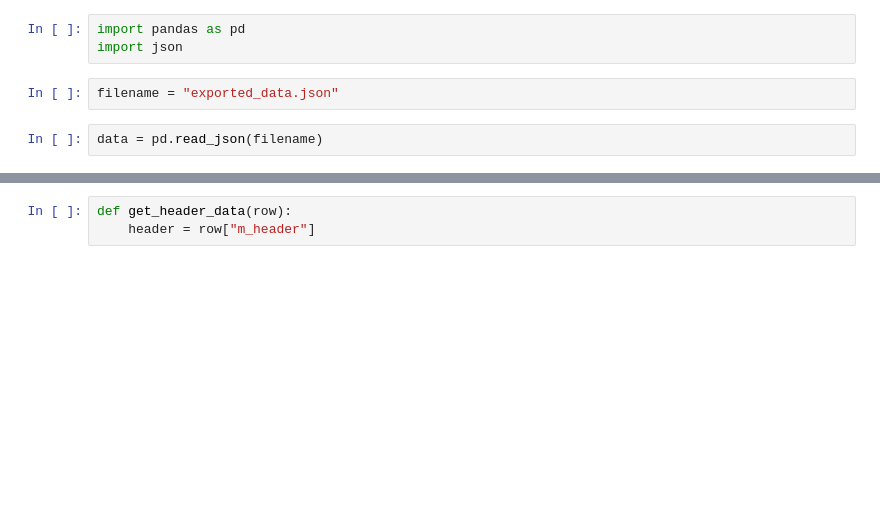
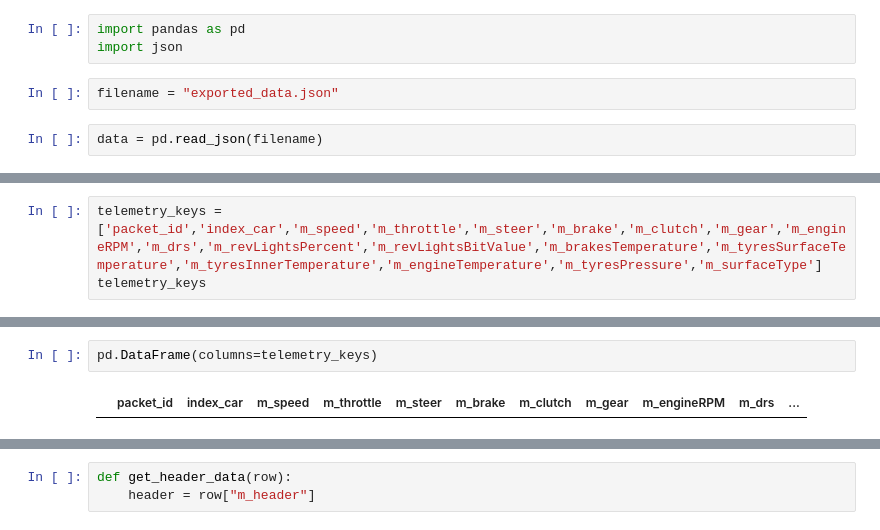
Before and after one commit to KhalilSayah/f122_connection, a Jupyter notebook: Telemetry.ipynb, the cells around one changed output, grey strips where cells are left out. Cells and saved outputs as stored; diff of their text form; blank space fills up the shorter version.

```diff
--- a/Telemetry.ipynb
+++ b/Telemetry.ipynb
@@ -27,0 +46,3 @@ data["m_carTelemetryData"][0]
+# %%
+telemetry_keys = ['packet_id','index_car','m_speed','m_throttle','m_steer','m_brake','m_clutch','m_gear','m_engineRPM','m_drs','m_revLightsPercent','m_revLightsBitValue','m_brakesTemperature','m_tyresSurfaceTemperature','m_tyresInnerTemperature','m_engineTemperature','m_tyresPressure','m_surfaceType']
+telemetry_keys
@@ -27,0 +68,4 @@ data["m_carTelemetryData"][0]
+# %%
+pd.DataFrame(columns=telemetry_keys)
+# %% [output]
+|  | packet_id | index_car | m_speed | m_throttle | m_steer | m_brake | m_clutch | m_gear | m_engineRPM | m_drs | ... |
```
Also changed, not shown: parts of 7 cells of this notebook, 5 other files.
